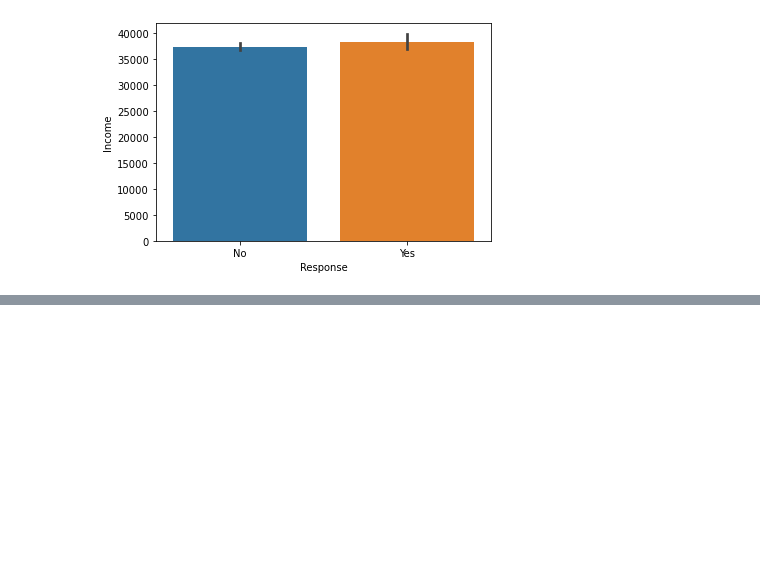
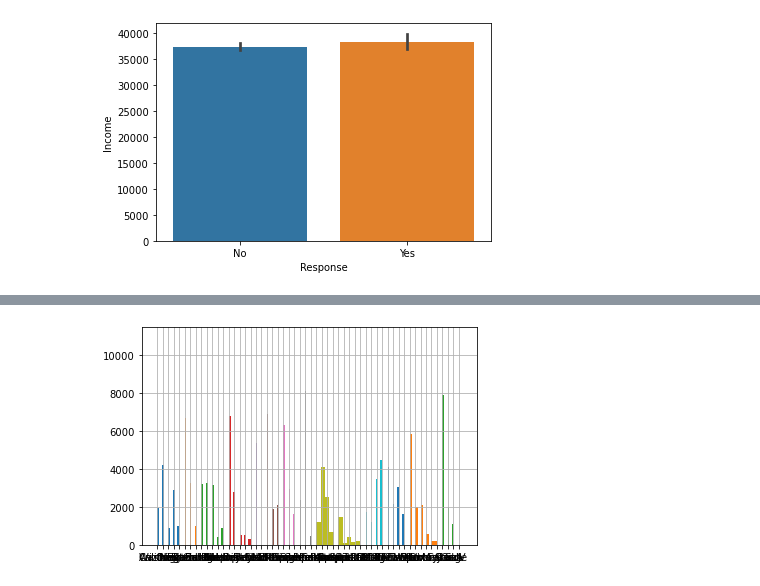
Before and after one commit to begumerdem/lab-customer-analysis-round-2, a Jupyter notebook: files_for_lab/csv_files/round2.ipynb, the cells around one changed output, grey strips where cells are left out. Drawn from its saved outputs; the diff is of its cells as text; code cells hidden in the pictures; blank space fills up the shorter version.

```diff
--- a/files_for_lab/csv_files/round2.ipynb
+++ b/files_for_lab/csv_files/round2.ipynb
@@ -265,0 +376,19 @@ plt.show()
+# %%
+file1['State'].hist()
+file1['Coverage'].hist()
+file1['Education'].hist()
+file1['EmploymentStatus'].hist()
+file1['Gender'].hist()
+file1['Location Code'].hist()
+file1['Marital Status'].hist()
+file1['Policy Type'].hist()
+file1['Policy'].hist()
+file1['Renew Offer Type'].hist()
+file1['Sales Channel'].hist()
+file1['Vehicle Class'].hist()
+file1['Vehicle Size'].hist()
+file1['Vehicle Type'].hist()
+
+plt.show()
+# %% [output]
+[figure, added]
```
Also changed, not shown: parts of 24 cells of this notebook.
